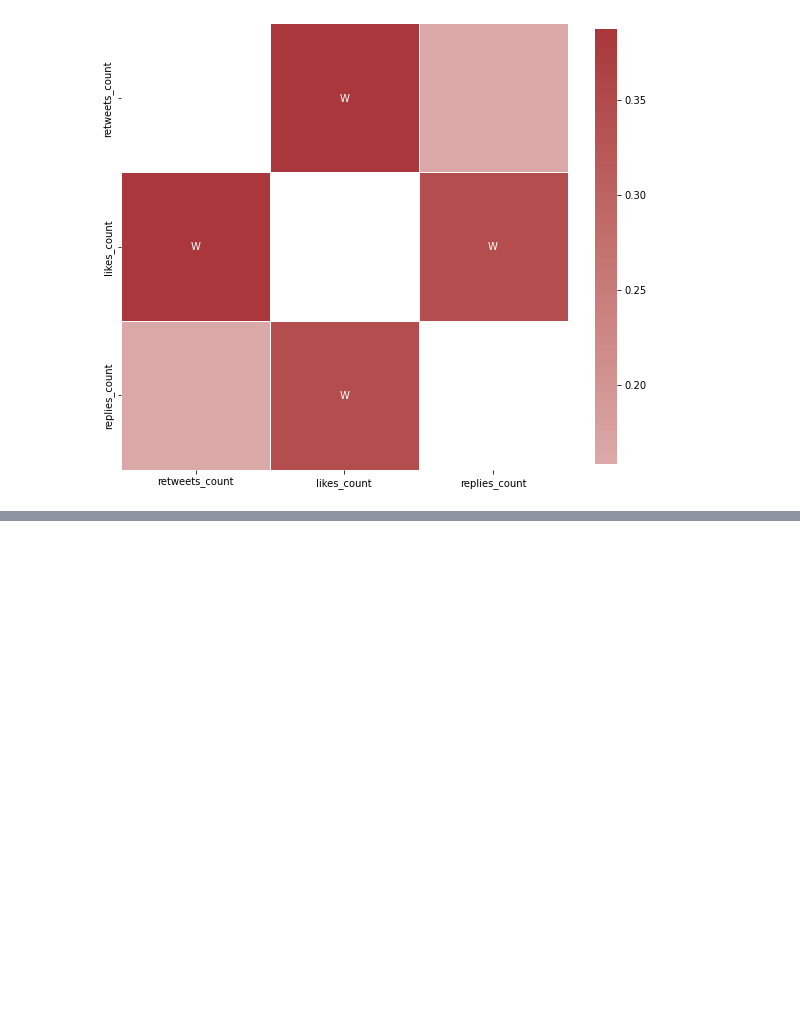
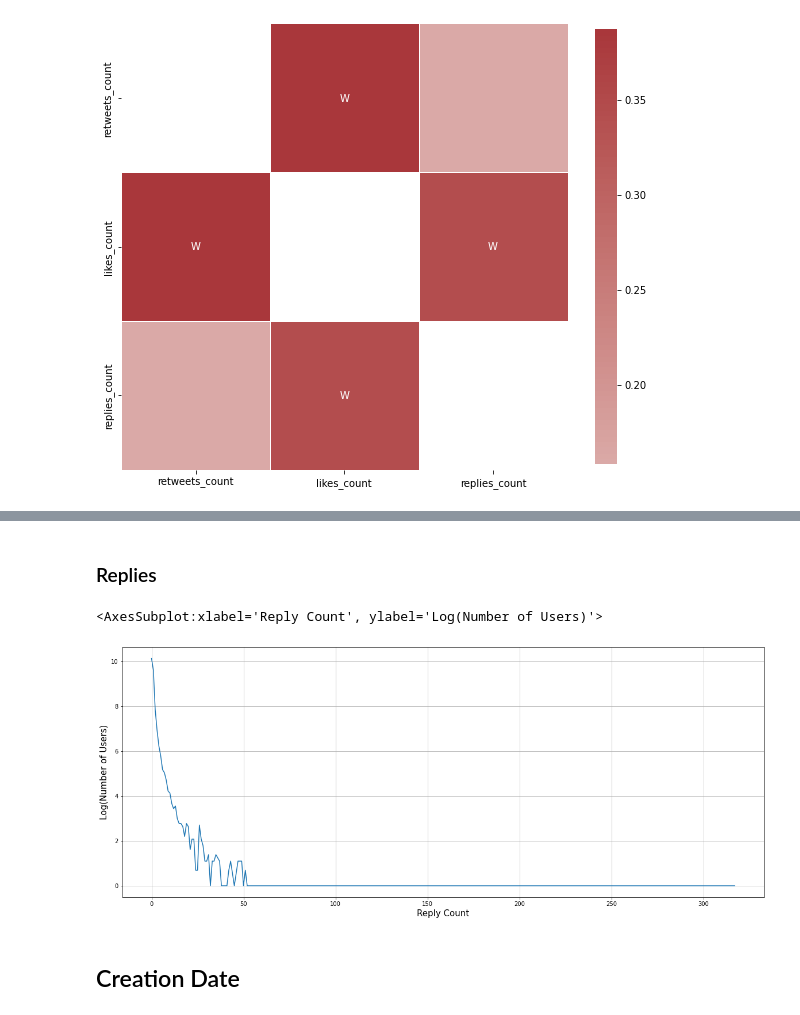
Before and after one commit to tahaShm/remote-work-twitter-analysis, a Jupyter notebook: notebooks/3-EDA.ipynb, the cells around one changed output, grey strips where cells are left out. Cells and saved outputs as stored; diff of their text form; code cells hidden in the pictures; blank space fills up the shorter version.

```diff
--- a/notebooks/3-EDA.ipynb
+++ b/notebooks/3-EDA.ipynb
@@ -181,0 +209,13 @@ get_corr(tweets_df.drop(labels=dropped_numeric_features, axis=1), "spearman")
+# %% [markdown]
+### Replies
+# %%
+plt.figure(figsize=(20, 8))
+plt.xlabel('Reply Count', fontsize=15)
+plt.ylabel('Log(Number of Users)', fontsize=15)
+log_of_retweets = np.log(tweets_df['replies_count'].value_counts().sort_index())
+log_of_retweets.plot(grid=True)
+# %% [output]
+<AxesSubplot:xlabel='Reply Count', ylabel='Log(Number of Users)'>
+[figure, added]
+# %% [markdown]
+## Creation Date
```
Also changed, not shown: parts of 38 cells of this notebook.
